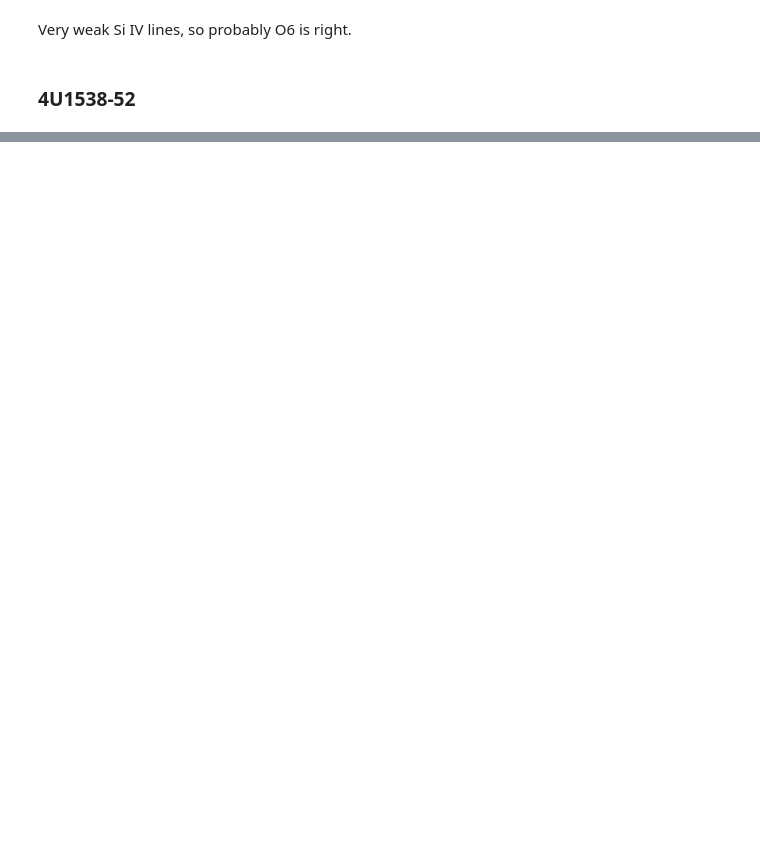
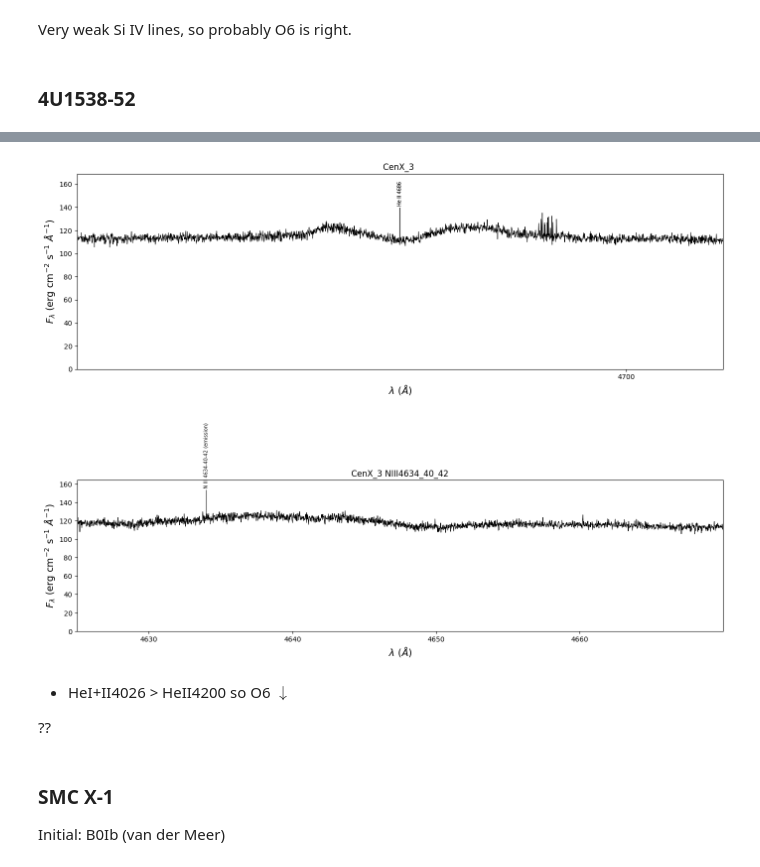
Before and after one commit to LvV210/MasterProject, a Jupyter notebook: SpectralTypes/SpectralClassification.ipynb, the cells around one changed output, grey strips where cells are left out. Drawn from its saved outputs; the diff is of its cells as text; code cells hidden in the pictures; blank space fills up the shorter version.

```diff
--- a/SpectralTypes/SpectralClassification.ipynb
+++ b/SpectralTypes/SpectralClassification.ipynb
@@ -365,0 +477,17 @@ Very weak Si IV lines, so probably O6 is right.
+# %%
+object_name = 'CenX_3'
+wavelength, flux = select_spectrum(spectra[object_name], HeII4200)
+wavelength, flux = extract_spectrum_within_range(wavelength, flux, HeII4200-15, HeII4200+15)
+
+plot_spectrum(wavelength, flux * 10E-16, object_name)
+
+plot_lines(object_name, spectra)
+
+print("Equivalent widths:")
+for line in spectral_line_crops(object_name)['lines']:
+    print(f"\t{line[1]}:\t", equivalent_width(object_name, line, False))
+
+# SiIV4089
+wavelength, flux = select_spectrum(spectra[object_name], SiIV4089_4116)
+wavelength, flux = extract_spectrum_within_range(wavelength, flux, SiIV4089_4116-20, SiIV4089_4116+20)
+plot_spectrum(wavelength, flux, object_name)
@@ -365,0 +503,20 @@ Very weak Si IV lines, so probably O6 is right.
+# %%
+# HeII4686
+wavelength, flux = select_spectrum(spectra[object_name], HeII4686)
+wavelength, flux = extract_spectrum_within_range(wavelength, flux, HeII4686-20, HeII4686+20)
+plot_spectrum(wavelength, flux, object_name)
+
+# NIII4634-40-42
+wavelength, flux = select_spectrum(spectra[object_name], NIII4634_40_42)
+wavelength, flux = extract_spectrum_within_range(wavelength, flux, NIII4634_40_42-15, NIII4634_40_42+30)
+plot_spectrum(wavelength, flux, object_name, title='NIII4634_40_42')
+# %% [output]
+[figure, added]
+[figure, added]
+# %% [markdown]
+- HeI+II4026 > HeII4200 so O6 $\downarrow$
+
+??
+# %% [markdown]
+### SMC X-1
+Initial: B0Ib (van der Meer)
```
Also changed, not shown: parts of 18 cells of this notebook.
